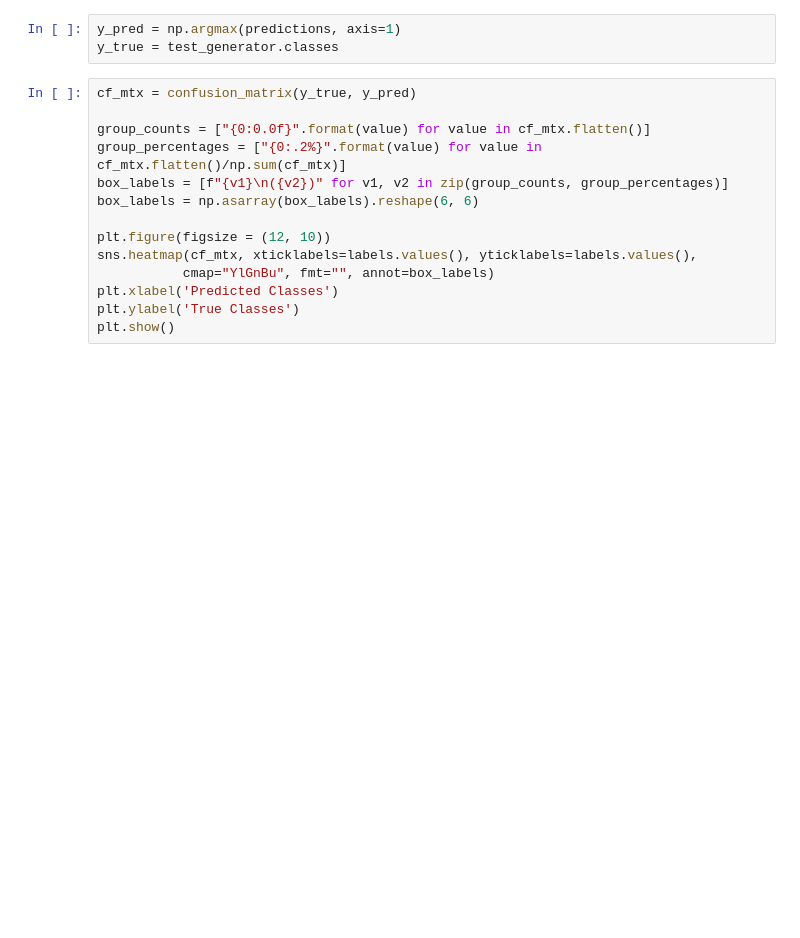
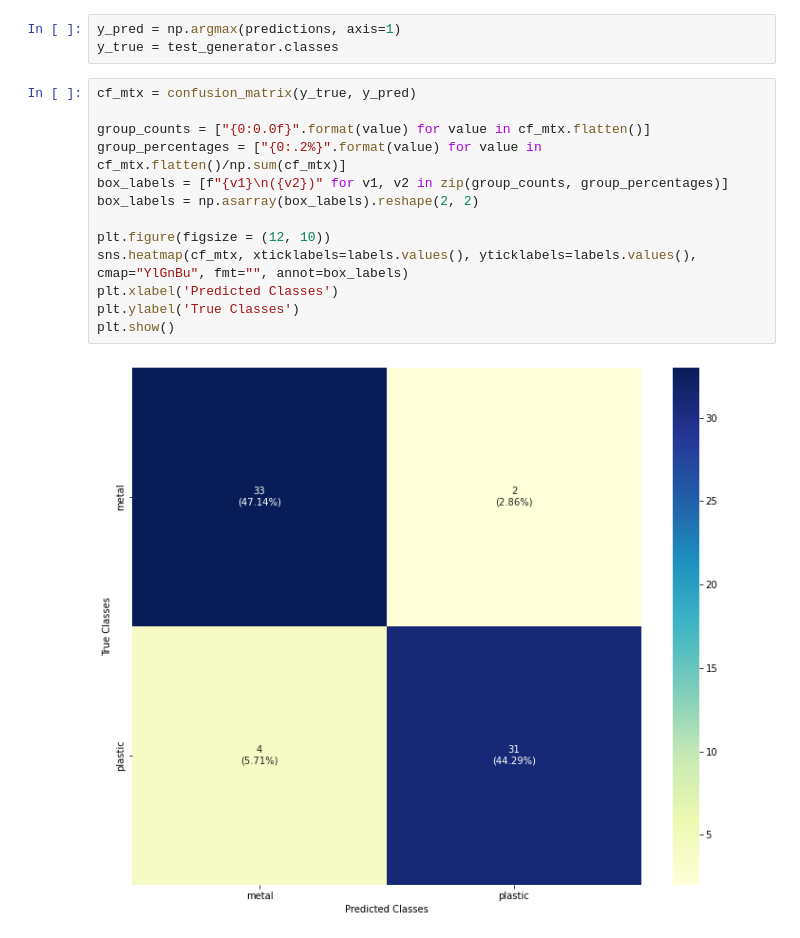
Before and after one commit to ahsanhabib98/cnn-image-classification, a Jupyter notebook: CNN Image Classification.ipynb, the cells around one changed output. Drawn from its saved outputs; the diff is of its cells as text; blank space fills up the shorter version.

Commit message:
Update image classify

```diff
--- a/CNN Image Classification.ipynb
+++ b/CNN Image Classification.ipynb
@@ -228,16 +241,17 @@ y_true = test_generator.classes
 # %%
 cf_mtx = confusion_matrix(y_true, y_pred)
 
 group_counts = ["{0:0.0f}".format(value) for value in cf_mtx.flatten()]
 group_percentages = ["{0:.2%}".format(value) for value in cf_mtx.flatten()/np.sum(cf_mtx)]
 box_labels = [f"{v1}\n({v2})" for v1, v2 in zip(group_counts, group_percentages)]
-box_labels = np.asarray(box_labels).reshape(6, 6)
+box_labels = np.asarray(box_labels).reshape(2, 2)
 
 plt.figure(figsize = (12, 10))
-sns.heatmap(cf_mtx, xticklabels=labels.values(), yticklabels=labels.values(),
-           cmap="YlGnBu", fmt="", annot=box_labels)
+sns.heatmap(cf_mtx, xticklabels=labels.values(), yticklabels=labels.values(), cmap="YlGnBu", fmt="", annot=box_labels)
 plt.xlabel('Predicted Classes')
 plt.ylabel('True Classes')
 plt.show()
+# %% [output]
+[figure, added]
 # %%
 print(classification_report(y_true, y_pred, target_names=labels.values()))
```
Also changed, not shown: parts of 11 cells of this notebook.
